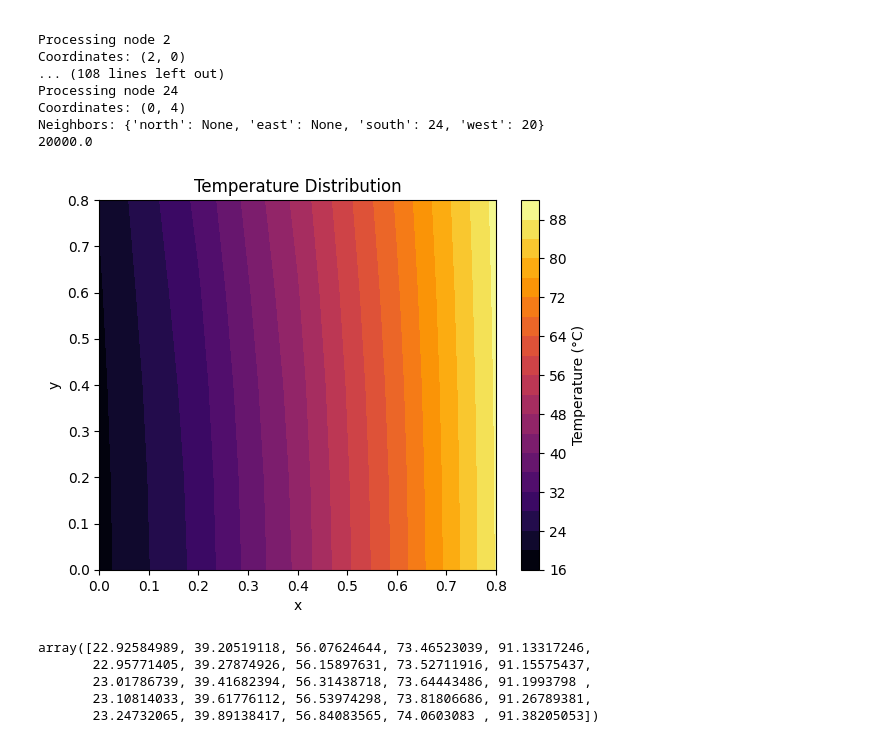
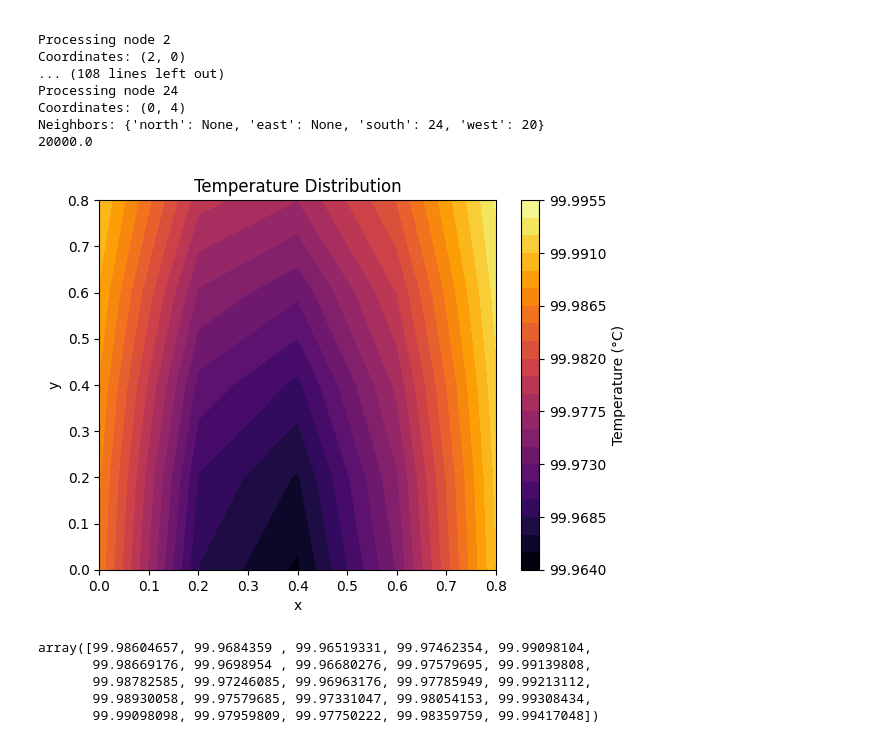
Before and after one commit to Mafaz03/Computational-Fluid-Dynamics, a Jupyter notebook: 2D_Diffusion_assignment.ipynb, the cells around one changed output. Cells and saved outputs as stored; diff of their text form; code cells hidden in the pictures.

```diff
--- a/2D_Diffusion_assignment.ipynb
+++ b/2D_Diffusion_assignment.ipynb
@@ -19,11 +19,10 @@ k         = 1000
 # T North : Temperature | 10
 # T West  : Insulated   |
 
-q_E       = 5_000  # uniform heat generation
+q_E       = 0  # uniform heat generation
 
 T_N       = 100 # North Side
-T_S       = 15
-q_E       = 5000
+T_S       = 100
 # %%
 nodes = []
 n = 1
@@ -225,30 +224,30 @@ mask = ~np.eye(coef_matrix.shape[0], dtype=bool)
 coef_matrix[mask] = -coef_matrix[mask]
 # %%
 X, loops_taken = Gauss_Sadel(coef_matrix, Su_vector, np.zeros_like(Su_vector),
-                             tolerance=1e-3, max_loops=10)
+                             tolerance=1e-4, max_loops=200)
 
 # Reshape for 5×5 grid
 X_grid = X.reshape(5, 5)
 
 # Create coordinates
 x = np.linspace(0, 4*del_x, 5)
 y = np.linspace(0, 4*del_y, 5)
 X_coords, Y_coords = np.meshgrid(x, y)
 
 # Plot
 plt.contourf(X_coords, Y_coords, X_grid, levels=20, cmap='inferno')
 plt.colorbar(label='Temperature (°C)')
 plt.xlabel('x')
 plt.ylabel('y')
 plt.title('Temperature Distribution')
 plt.show()
 # %% [output]
-[figure, old version]
+[figure, new version]
 # %%
 X
 # %% [output]
-array([22.92584989, 39.20519118, 56.07624644, 73.46523039, 91.13317246,
-       22.95771405, 39.27874926, 56.15897631, 73.52711916, 91.15575437,
-       23.01786739, 39.41682394, 56.31438718, 73.64443486, 91.1993798 ,
-       23.10814033, 39.61776112, 56.53974298, 73.81806686, 91.26789381,
-       23.24732065, 39.89138417, 56.84083565, 74.0603083 , 91.38205053])
+array([99.98604657, 99.9684359 , 99.96519331, 99.97462354, 99.99098104,
+       99.98669176, 99.9698954 , 99.96680276, 99.97579695, 99.99139808,
+       99.98782585, 99.97246085, 99.96963176, 99.97785949, 99.99213112,
+       99.98930058, 99.97579685, 99.97331047, 99.98054153, 99.99308434,
+       99.99098098, 99.97959809, 99.97750222, 99.98359759, 99.99417048])
```
